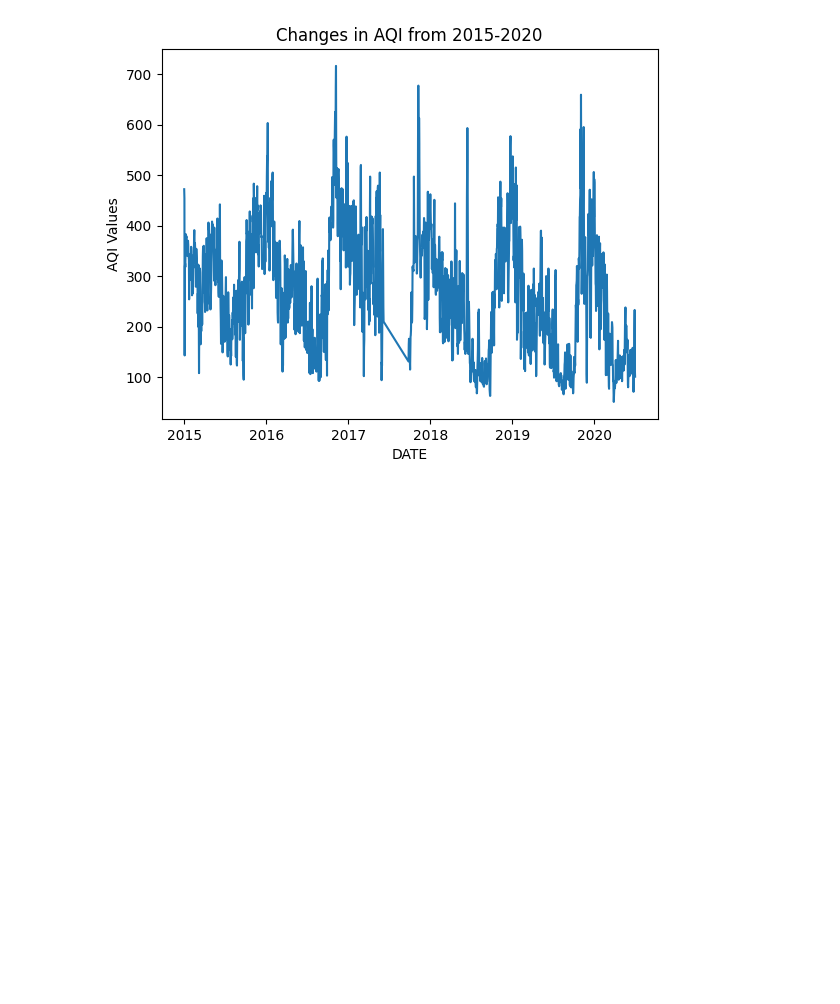
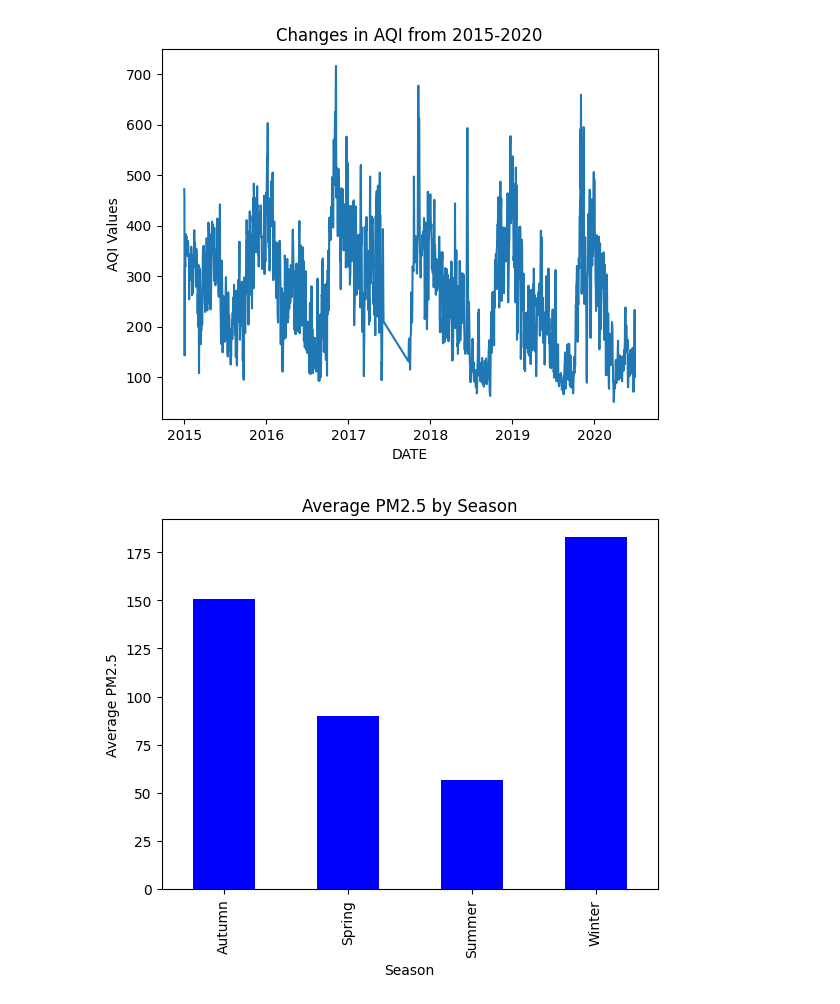
Before and after one commit to wolf1729/AQI_Prediction, a Jupyter notebook: Data_Analysis.ipynb, the cells around one changed output. Drawn from its saved outputs; the diff is of its cells as text; code cells hidden in the pictures; blank space fills up the shorter version.

```diff
--- a/Data_Analysis.ipynb
+++ b/Data_Analysis.ipynb
@@ -58,2 +56,8 @@ dates = [datetime.strptime(date, "%d-%m-%Y") for date in data['Date']]
+# %%
+# Convert date strings to datetime objects
+data['Date'] = pd.to_datetime(data['Date'], format="%d-%m-%Y")
+
+# Create a new column 'Season' based on the 'Date' column
+data['Season'] = data['Date'].dt.month.map({1: 'Winter', 2: 'Winter', 3: 'Spring', 4: 'Spring', 5: 'Spring', 6: 'Summer', 7: 'Summer', 8: 'Summer', 9: 'Autumn', 10: 'Autumn', 11: 'Autumn', 12: 'Winter'})
 # %%
 # Plotting the line graph for PM2.5 values
@@ -159,3 +163,19 @@ plt.title('Changes in AQI from 2015-2020')
 plt.show()
 # %% [output]
 [figure]
+# %%
+# Group the data by season and calculate the average PM2.5 values for each season
+season_pm25_avg = data.groupby('Season')['PM2.5'].mean()
+
+# Create a bar plot to compare the average PM2.5 values by season
+season_pm25_avg.plot(kind='bar', color='blue')
+
+# Set the labels and title for the plot
+plt.xlabel('Season')
+plt.ylabel('Average PM2.5')
+plt.title('Average PM2.5 by Season')
+
+# Display the plot
+plt.show()
+# %% [output]
+[figure, added]
```
Also changed, not shown: parts of 17 cells of this notebook.
